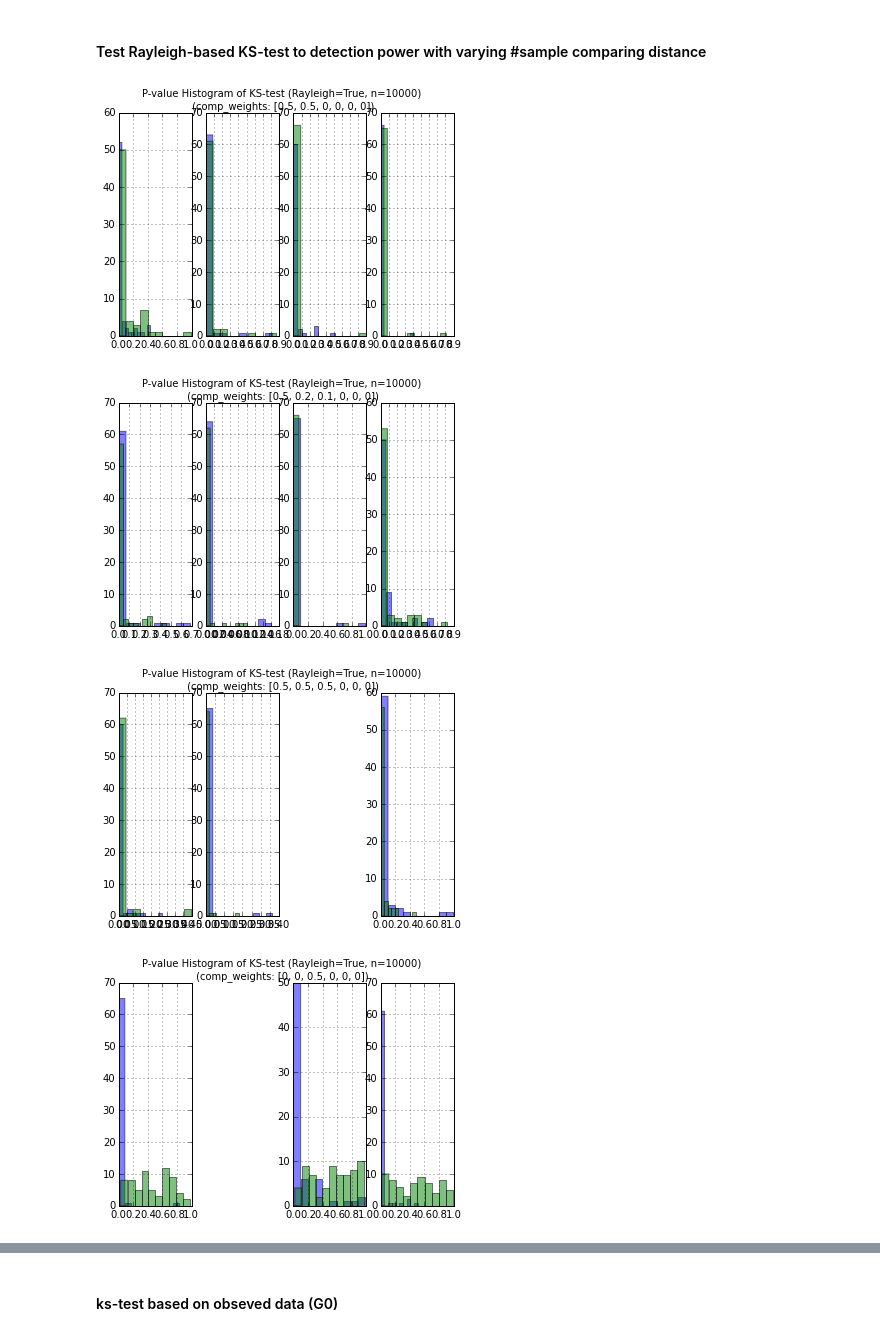
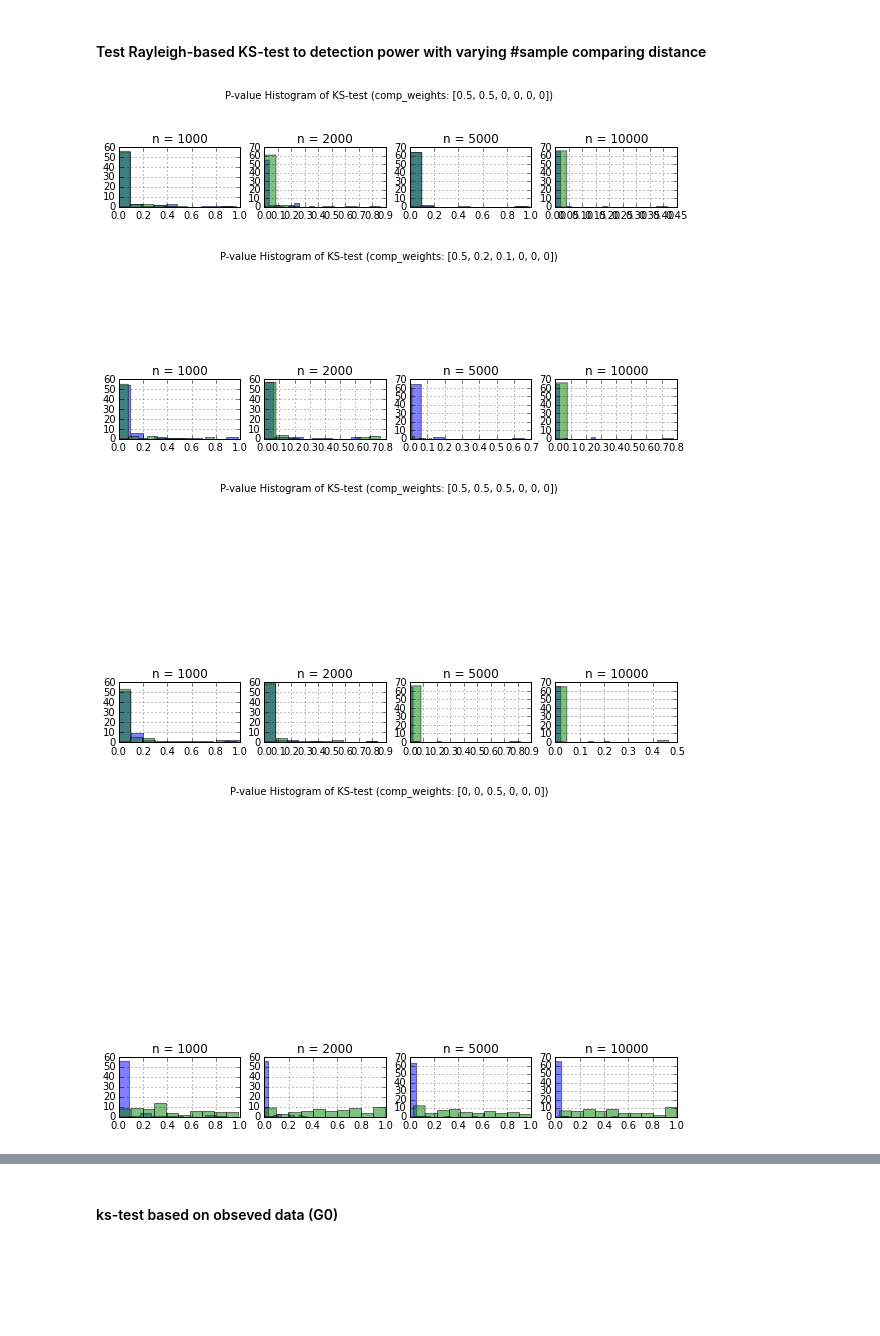
Before and after one commit to beingzy/phd_experiment, a Jupyter notebook: learning_wrapper_algorithm_dev.ipynb, the cells around one changed output, grey strips where cells are left out. Drawn from its saved outputs; the diff is of its cells as text; code cells hidden in the pictures; blank space fills up the shorter version.

```diff
--- a/learning_wrapper_algorithm_dev.ipynb
+++ b/learning_wrapper_algorithm_dev.ipynb
@@ -583,12 +569,6 @@ Group 1's learned distance metrics:
 # %% [markdown]
 #### Utilize the 'networkx' module to store the relationship information
 * Access the information via Graph() object
-# %%
-fnx = Graph()
-fnx.add_nodes_from(list(set(users_df.ID)))
-
-for a, b in friends_df.pair:
-    fnx.add_edge(a, b)
 # %%
 num_friends = [fnx.degree(u) for u in fnx]
 plt.hist(num_friends)
@@ -924,45 +915,50 @@ With respects to P-value of KS-test for distances of friends vs. non-friends, th
 # %% [markdown]
 #### Test Rayleigh-based KS-test to detection power with varying #sample comparing distance
 # %%
+from timeit import timeit
+
+weights_a = w0
+weights_b = w1
+is_fit = True
+n_samp = 100
+
 compare_weights = [[0.5, 0.5,   0,   0,   0,   0],
                    [0.5, 0.2, 0.1,   0,   0,   0],
                    [0.5, 0.5, 0.5,   0,   0,   0],
                    [  0,   0, 0.5,   0,   0,   0],
                    [  0, 0.4, 0.6, 0.4,   0,   0],
                    [  0, 0.2, 0.1, 0.5, 0.5,   0],
                    [  0,   0, 0.4,   0, 0.5,   0],
                    [  0,   0,   0, 0.5, 0.3, 0.2]]
 
 n_samp_range = [1000, 2000, 5000, 10000]
 
 _plot_counter = 1
 _plot_nrow = len(compare_weights)
 _plot_ncol = len(n_samp_range)
 
 for i, c_weights in enumerate(compare_weights):
 
-    plt.figure()
+    plt.figure(figsize=(10, 10))
+
     title_str = "P-value Histogram of KS-test (comp_weights: %s)" % (c_weights)
     plt.suptitle(title_str)
 
     for j, n_samp in enumerate(n_samp_range):
 
         res = hyper_parameter_tester(weights_a, c_weights, is_fit, n_samp)
 
-        ax = plt.subplot(1, _plot_ncol, _plot_counter)
+        ax = plt.subplot(_plot_nrow, _plot_ncol, _plot_counter)
         res.true_pval.hist(alpha=0.5)
         res.wrong_pval.hist(alpha=0.5)
         subtitle_str = "n = %d" % n_samp
         ax.set_title(subtitle_str)
 
-        if _plot_counter == 4:
-            _plot_counter = 0
-        else:
-            _plot_counter += 1
+        _plot_counter += 1
 
     plt.show()
 # %% [output]
-[figure, old version]
+[figure, new version]
-[figure, old version]
+[figure, new version]
-[figure, old version]
+[figure, new version]
-[figure, old version]
+[figure, new version]
```
Also changed, not shown: parts of 20 cells of this notebook, 2 other files.
